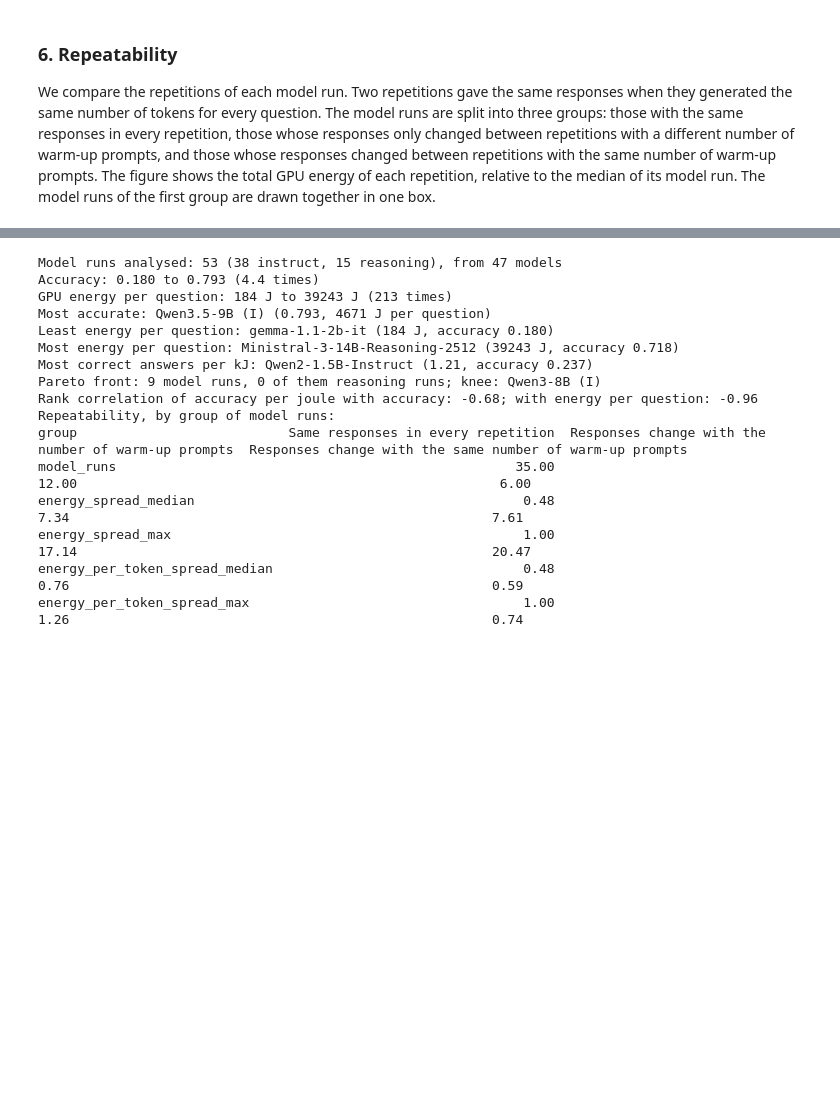
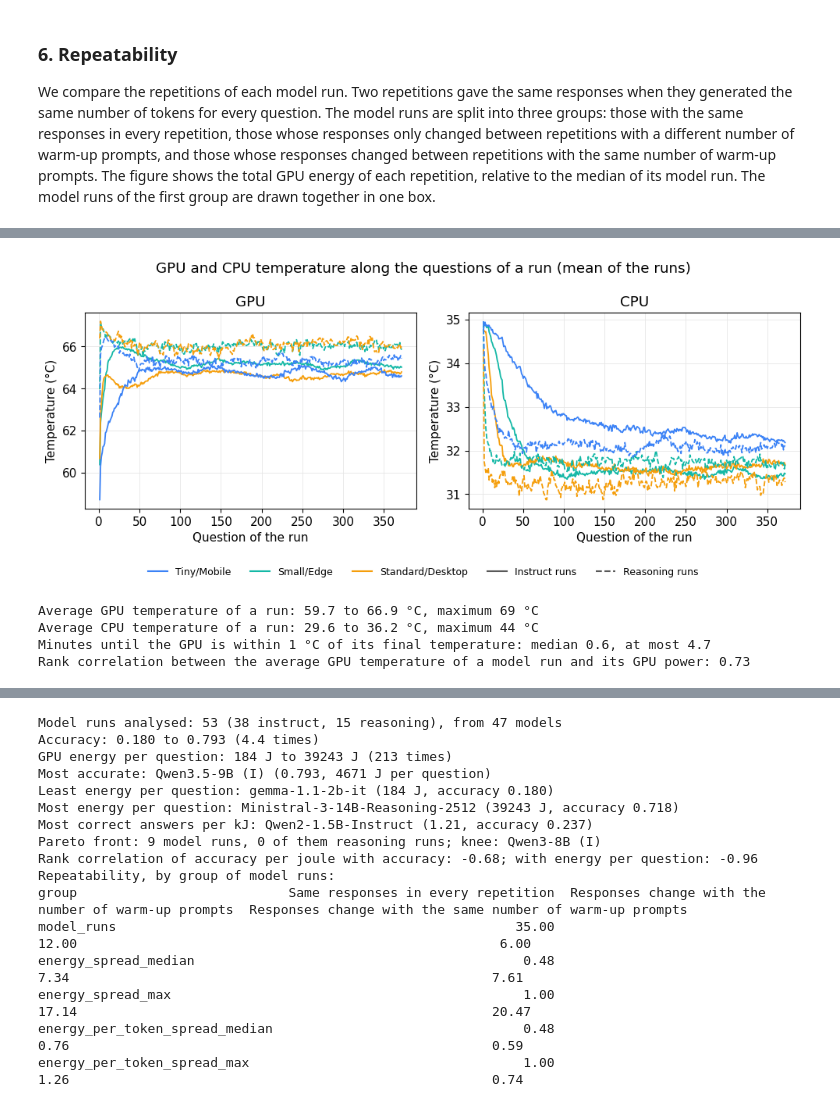
Before and after one commit to diogogmatos/eco-evolution-of-llms, a Jupyter notebook: analysis/01-overview.ipynb, the cells around one changed output, grey strips where cells are left out. Saved outputs shown, nothing was run; the diff lists cells and outputs as text; code cells hidden in the pictures; blank space fills up the shorter version.

```diff
--- a/analysis/01-overview.ipynb
+++ b/analysis/01-overview.ipynb
@@ -351,0 +356,56 @@ Model runs whose responses vary: 18; spread of their GPU energy: median 7.3%, la
+# %%
+# Position of each inference in its run, in the order in which the questions were answered
+inferences["position"] = inferences.groupby(["execution", "run", "model_run"]).cumcount() + 1
+inferences["elapsed_minutes"] = inferences.groupby(["execution", "run", "model_run"])["inference_time_seconds"].cumsum() / 60
+temperatures = inferences.merge(model_runs[["model_run", "category", "mode"]], on="model_run")
+TEMPERATURES = {"GPU": "gpu_temperature_celsius", "CPU": "cpu_temperature_celsius"}
+
+by_position = temperatures.groupby(["mode", "category", "position"])[list(TEMPERATURES.values())].mean().reset_index()
+fig, axes = plt.subplots(1, 2, figsize=(10, 4.2), sharex=True)
+for ax, (name, column) in zip(axes, TEMPERATURES.items()):
+    for (mode, category), group in by_position.groupby(["mode", "category"]):
+        ax.plot(group["position"], group[column], color=CATEGORY_COLORS[category], linestyle="-" if mode == "Instruct" else "--", linewidth=1.3)
+    ax.set_title(name)
+    ax.set_xlabel("Question of the run")
+    ax.set_ylabel("Temperature (°C)")
+handles = [Line2D([], [], color=CATEGORY_COLORS[category], label=category) for category in CATEGORY_ORDER]
+handles += [Line2D([], [], color="0.35", label="Instruct runs"), Line2D([], [], color="0.35", linestyle="--", label="Reasoning runs")]
+fig.legend(handles=handles, loc="lower center", ncol=5, fontsize=9, frameon=False)
+fig.suptitle("GPU and CPU temperature along the questions of a run (mean of the runs)")
+plt.tight_layout(rect=(0, 0.08, 1, 1))
+save_chart(fig, "overview-temperature-during-runs")
+plt.show()
+
+# Temperature of each run, summarized per model run (median of its repetitions) and per group (median of its model runs)
+run_temperatures = temperatures.groupby(["execution", "run", "model_run", "mode", "category"]).agg(
+    gpu_after_first_question=("gpu_temperature_celsius", "first"),
+    gpu_average=("gpu_temperature_celsius", "mean"),
+    gpu_maximum=("gpu_temperature_celsius", "max"),
+    cpu_after_first_question=("cpu_temperature_celsius", "first"),
+    cpu_average=("cpu_temperature_celsius", "mean"),
+    cpu_maximum=("cpu_temperature_celsius", "max"),
+).reset_index()
+per_model_run = run_temperatures.groupby(["model_run", "mode", "category"]).median(numeric_only=True).reset_index()
+
+
+def plateau(run):
+    # Minutes until the GPU is within 1 °C of the median temperature of the last tenth of the run
+    final = run["gpu_temperature_celsius"].iloc[int(0.9 * len(run)):].median()
+    return run.loc[run["gpu_temperature_celsius"] >= final - 1, "elapsed_minutes"].iloc[0]
+
+
+minutes = temperatures.groupby(["execution", "run", "model_run"]).apply(plateau, include_groups=False)
+print(f"Average GPU temperature of a run: {run_temperatures['gpu_average'].min():.1f} to {run_temperatures['gpu_average'].max():.1f} °C, maximum {run_temperatures['gpu_maximum'].max()} °C")
+print(f"Average CPU temperature of a run: {run_temperatures['cpu_average'].min():.1f} to {run_temperatures['cpu_average'].max():.1f} °C, maximum {run_temperatures['cpu_maximum'].max()} °C")
+print(f"Minutes until the GPU is within 1 °C of its final temperature: median {minutes.median():.1f}, at most {minutes.max():.1f}")
+print(f"Rank correlation between the average GPU temperature of a model run and its GPU power: {per_model_run.merge(model_runs[['model_run', 'gpu_power_watts']])[['gpu_average', 'gpu_power_watts']].corr(method='spearman').iloc[0, 1]:.2f}")
+
+temperature_table = per_model_run.groupby(["mode", "category"]).median(numeric_only=True)
+temperature_table = temperature_table.reindex([(mode, category) for mode in ["Instruct", "Reasoning"] for category in CATEGORY_ORDER])
+temperature_table.round(1)
+# %% [output]
+[figure, added]
+Average GPU temperature of a run: 59.7 to 66.9 °C, maximum 69 °C
+Average CPU temperature of a run: 29.6 to 36.2 °C, maximum 44 °C
+Minutes until the GPU is within 1 °C of its final temperature: median 0.6, at most 4.7
+Rank correlation between the average GPU temperature of a model run and its GPU power: 0.73
```
Also changed, not shown: parts of 6 cells of this notebook, 7 other files.
